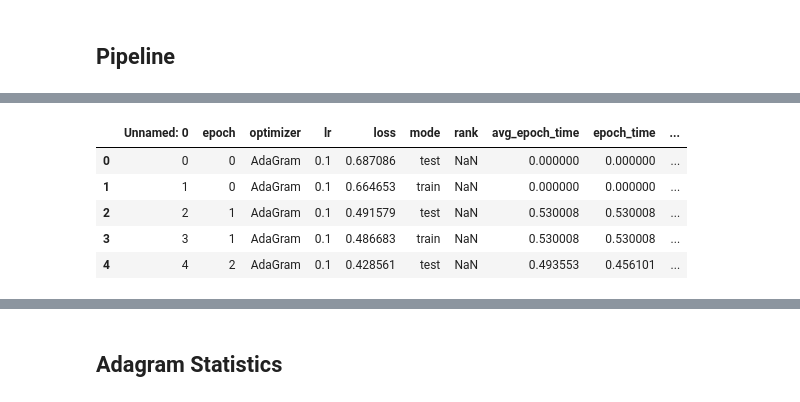
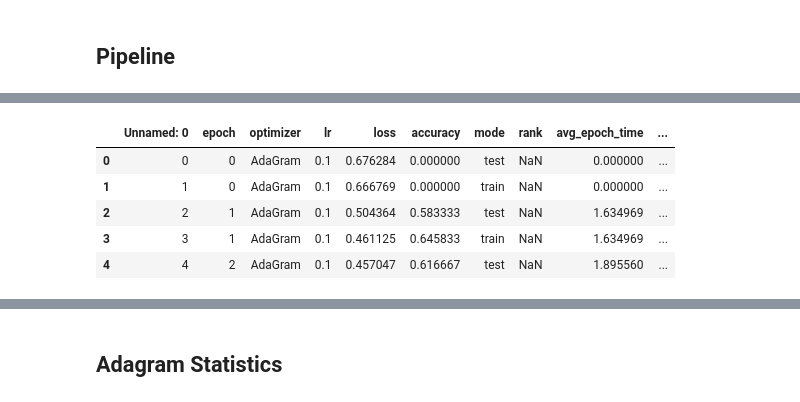
Before and after one commit to tnmtvv/AdaGram, a Jupyter notebook: notebooks/gram_tests.ipynb, the cells around one changed output, grey strips where cells are left out. Cells and saved outputs as stored; diff of their text form; code cells hidden in the pictures.

```diff
--- a/notebooks/gram_tests.ipynb
+++ b/notebooks/gram_tests.ipynb
@@ -463,15 +518,22 @@ FullAdaGrad
 # %%
-df = pd.read_csv(f'results/seeds_diff_{in_dims[0]}_by_{out_dims[0]}.csv')
-# df_1 = pd.read_csv(f'results/no_svd_adagrad__{in_dims[0]}_by_{out_dims[0]}.csv')
-# df_2 = pd.read_csv(f'results/adagrad_{in_dims[0]}_by_{out_dims[0]}.csv')
-# df = pd.concat([df_1["optimizer == 'AdaGramFR_nosvd rank 2'"], df_2])
-# df = pd.concat([df_1, df_2])
-# df['loss'] = df['loss'].astype(float)
-df.head()
+df_bin = pd.read_csv(f'results/{task_name}_svd_test_tracking_{in_dims[0]}_by_{out_dims[0]}.csv')
+# df_1 = pd.read_csv(f'results/one_more_BinClass_1_3.csv')
+# df_1  = df_1.query("optimizer != 'Torch_Adagrad'")
+# df_2 = pd.read_csv(f'results/one_modeBinClass_4_5.csv')
+
+# df_3 = pd.read_csv(f'results/LinReg_ranks_1_3_diff_tracking_20_by_2.csv')
+# df_3  = df_3.query("optimizer != 'Torch_Adagrad'")
+# df_4 = pd.read_csv(f'results/LinReg_ranks_4_5_diff_tracking_20_by_2.csv')
+
+
+# df_bin = pd.concat([df_1, df_2])
+# df_linreg = pd.concat([df_3, df_4])
+
+df_bin.head()
 # %% [output]
-|  | Unnamed: 0 | epoch | optimizer | lr | loss | mode | rank | avg_epoch_time | epoch_time | ... |
-| 0 | 0 | 0 | AdaGram | 0.1 | 0.687086 | test | NaN | 0.000000 | 0.000000 | ... |
-| 1 | 1 | 0 | AdaGram | 0.1 | 0.664653 | train | NaN | 0.000000 | 0.000000 | ... |
-| 2 | 2 | 1 | AdaGram | 0.1 | 0.491579 | test | NaN | 0.530008 | 0.530008 | ... |
-| 3 | 3 | 1 | AdaGram | 0.1 | 0.486683 | train | NaN | 0.530008 | 0.530008 | ... |
-| 4 | 4 | 2 | AdaGram | 0.1 | 0.428561 | test | NaN | 0.493553 | 0.456101 | ... |
+|  | Unnamed: 0 | epoch | optimizer | lr | loss | accuracy | mode | rank | avg_epoch_time | ... |
+| 0 | 0 | 0 | AdaGram | 0.1 | 0.676284 | 0.000000 | test | NaN | 0.000000 | ... |
+| 1 | 1 | 0 | AdaGram | 0.1 | 0.666769 | 0.000000 | train | NaN | 0.000000 | ... |
+| 2 | 2 | 1 | AdaGram | 0.1 | 0.504364 | 0.583333 | test | NaN | 1.634969 | ... |
+| 3 | 3 | 1 | AdaGram | 0.1 | 0.461125 | 0.645833 | train | NaN | 1.634969 | ... |
+| 4 | 4 | 2 | AdaGram | 0.1 | 0.457047 | 0.616667 | test | NaN | 1.895560 | ... |
```
Also changed, not shown: parts of 14 cells of this notebook, 12 other files.
